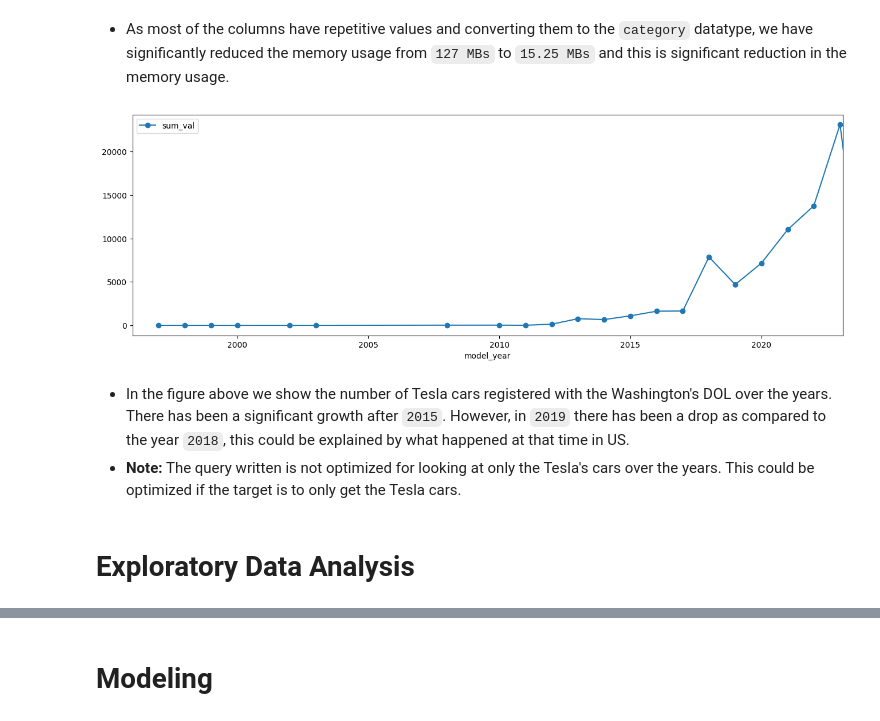
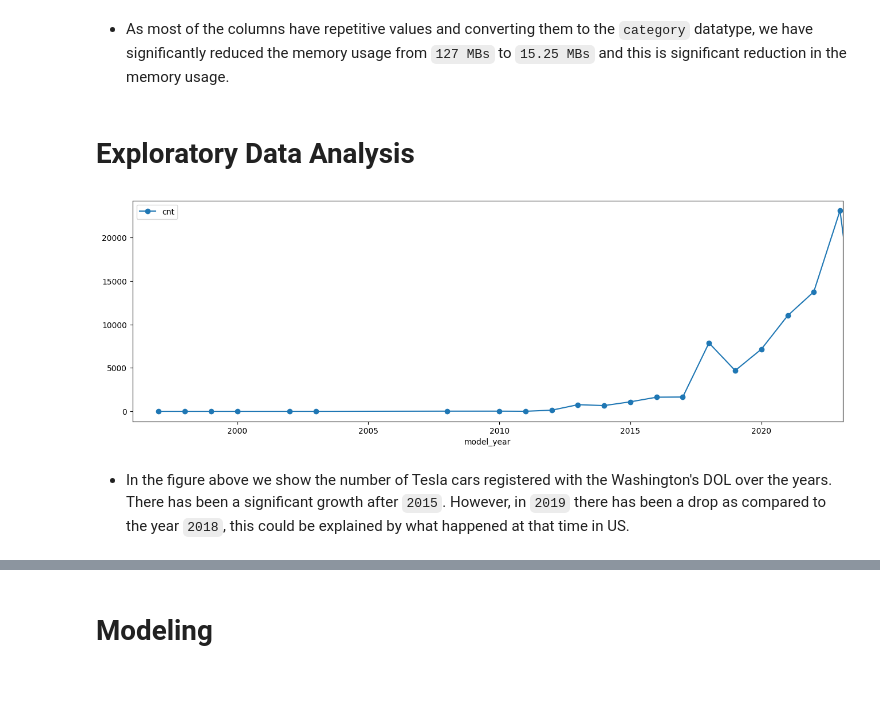
Before and after one commit to Murad1997/DS-Portfolio, a Jupyter notebook: Data_analysis_and_modeling.ipynb, the cells around one changed output, grey strips where cells are left out. Cells and saved outputs as stored; diff of their text form; code cells hidden in the pictures; blank space fills up the shorter version.

```diff
--- a/Data_analysis_and_modeling.ipynb
+++ b/Data_analysis_and_modeling.ipynb
@@ -191,21 +191,18 @@ df.astype(dtypes_mapping).memory_usage(deep = True).sum()/ 1024**2
   - As most of the columns have repetitive values and converting them to the `category` datatype, we have significantly reduced the memory usage from `127 MBs` to `15.25 MBs` and this is significant reduction in the memory usage.
 # %%
 df = df.astype(dtypes_mapping)
-# %%
-ax = (df
- .groupby(by = ['county', 'model_year', 'make'])
- .count()['model']
- .reset_index()
- .loc[lambda df_: (df_.make == 'TESLA')]
- .groupby(['model_year'], as_index = False)
- .agg(sum_val = ('model', 'sum'))
- .astype('int')
- .plot(x = 'model_year', y = 'sum_val', style = '-o', xlim = [1996, 2023.1], figsize = (16, 5))
- )
-# %% [output]
-[figure, removed]
-# %% [markdown]
-  - In the figure above we show the number of Tesla cars registered with the Washington's DOL over the years. There has been a significant growth after `2015`. However, in `2019` there has been a drop as compared to the year `2018`, this could be explained by what happened at that time in US.
-  - **Note:** The query written is not optimized for looking at only the Tesla's cars over the years. This could be optimized if the target is to only get the Tesla cars.
 # %% [markdown]
 # Exploratory Data Analysis
+# %%
+ax = \
+(df
+ .loc[lambda df_: (df_.make == 'TESLA')]
+ .groupby(by = ['model_year'], as_index = False)
+ .agg(cnt = ('model', 'count'))
+ .astype('int')
+ .plot(x = 'model_year', y = 'cnt', style = '-o', xlim = [1996, 2023.1], figsize = (16, 5))
+ )
+# %% [output]
+[figure, added]
+# %% [markdown]
+  - In the figure above we show the number of Tesla cars registered with the Washington's DOL over the years. There has been a significant growth after `2015`. However, in `2019` there has been a drop as compared to the year `2018`, this could be explained by what happened at that time in US.
```
Also changed, not shown: parts of 7 cells of this notebook.
